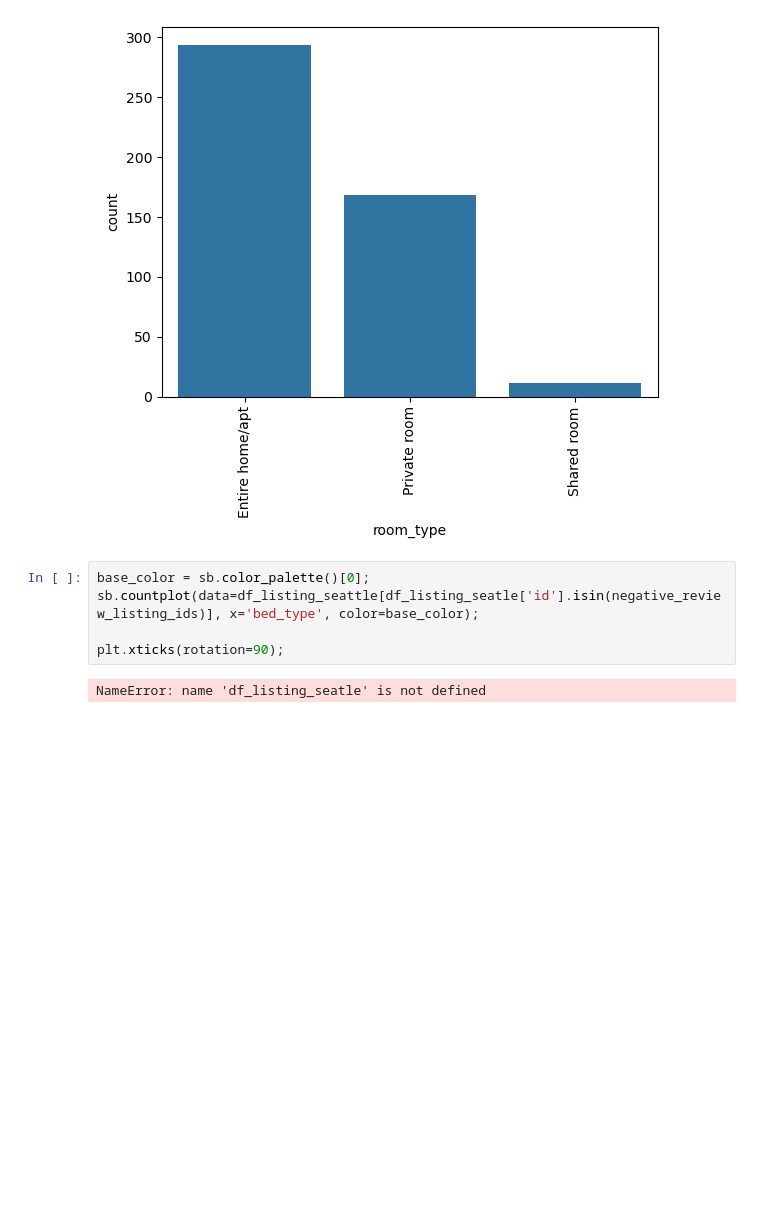
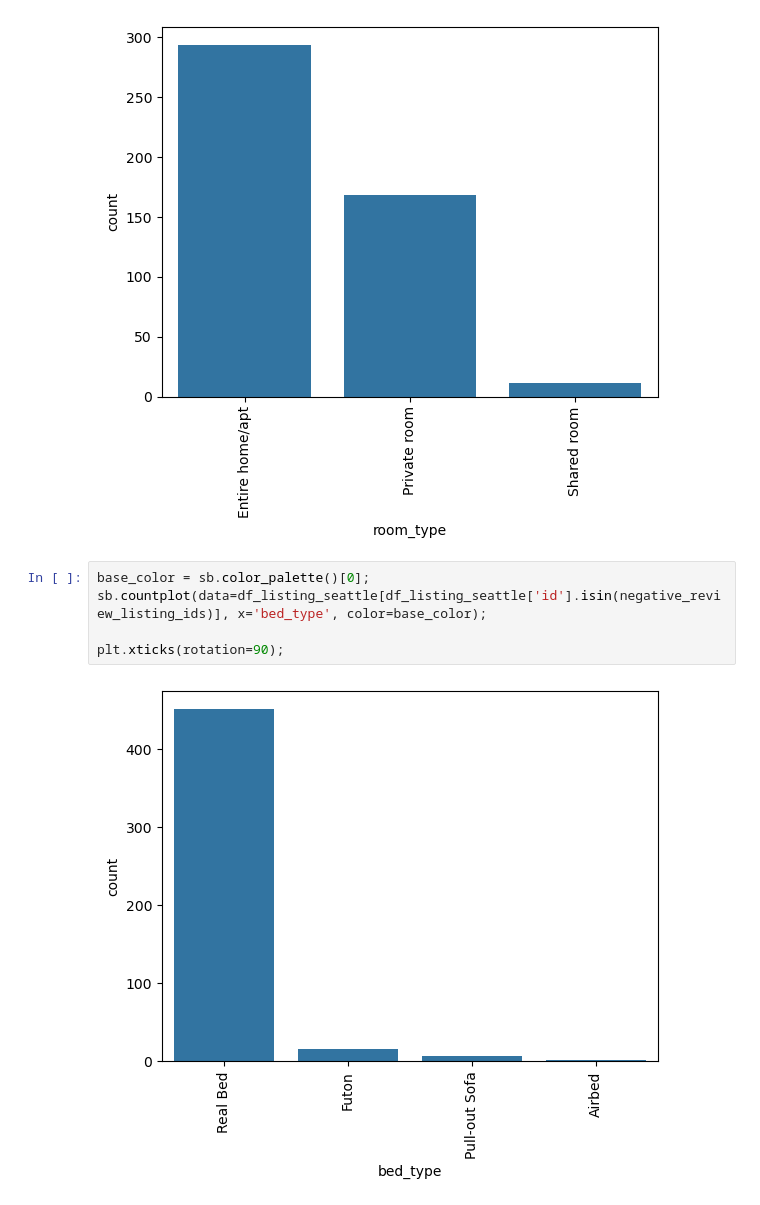
Before and after one commit to sschangi/Data-Science, a Jupyter notebook: Data_Science_nanodegree_airbnb_seattle_dataset.ipynb, the cells around one changed output. Saved outputs shown, nothing was run; the diff lists cells and outputs as text; blank space fills up the shorter version.

```diff
--- a/Data_Science_nanodegree_airbnb_seattle_dataset.ipynb
+++ b/Data_Science_nanodegree_airbnb_seattle_dataset.ipynb
@@ -664,8 +664,8 @@ plt.xticks(rotation=90);
 [figure]
 # %%
 base_color = sb.color_palette()[0];
-sb.countplot(data=df_listing_seattle[df_listing_seatle['id'].isin(negative_review_listing_ids)], x='bed_type', color=base_color);
+sb.countplot(data=df_listing_seattle[df_listing_seattle['id'].isin(negative_review_listing_ids)], x='bed_type', color=base_color);
 
 plt.xticks(rotation=90);
 # %% [output]
-NameError: name 'df_listing_seatle' is not defined
+[figure, added]
```
